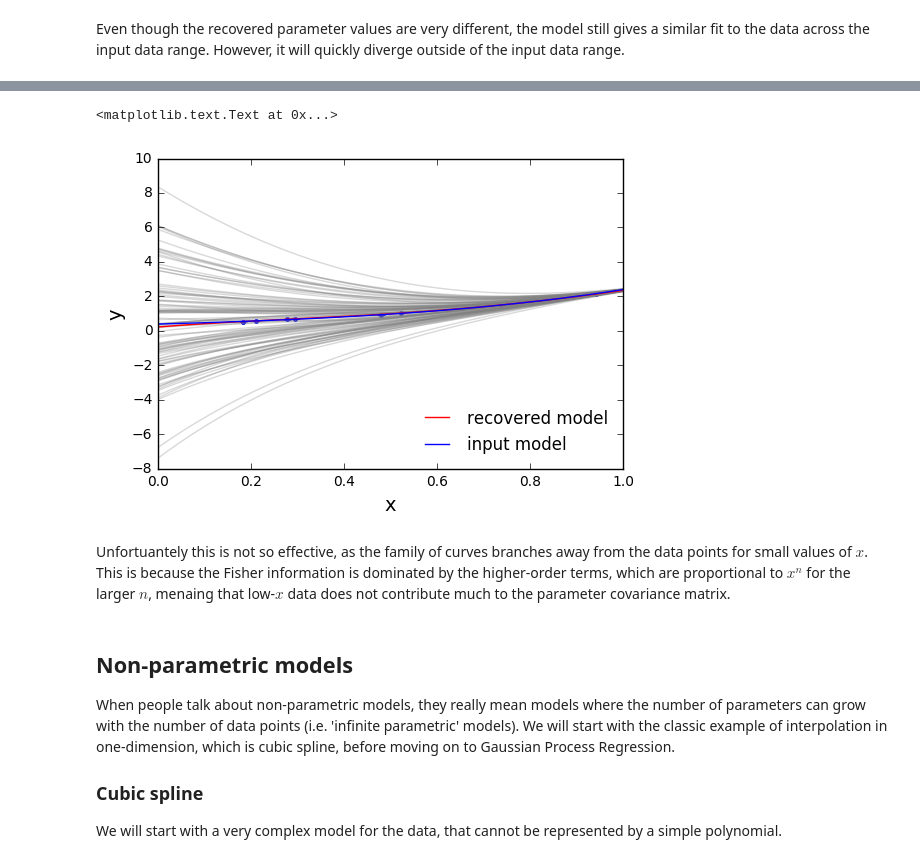
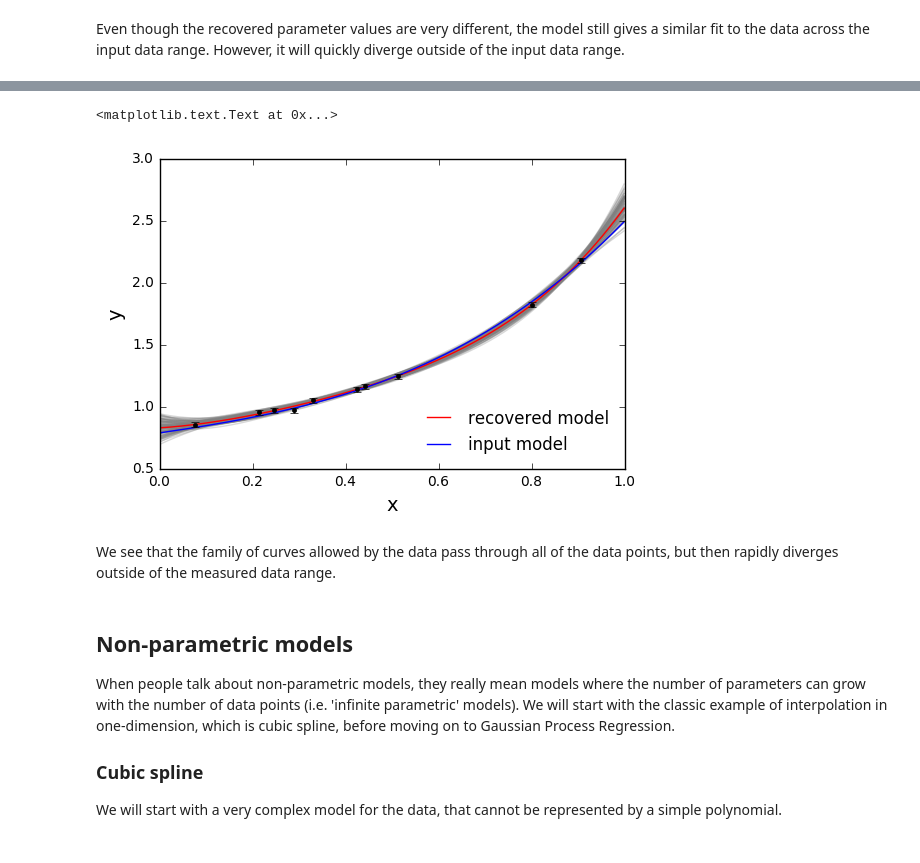
Before and after one commit to dparkins/ANITA-Gaussian-Process-Lecture, a Jupyter notebook: ANITA-GPR.ipynb, the cells around one changed output, grey strips where cells are left out. Saved outputs shown, nothing was run; the diff lists cells and outputs as text; code cells hidden in the pictures.

Commit message:
Updated polynomial covariance matrix section

```diff
--- a/ANITA-GPR.ipynb
+++ b/ANITA-GPR.ipynb
@@ -71,6 +75,6 @@ Now we can do ordinary linear least squares fitting to recover the best fit para
 # %%
 A = np.vstack([x_data, np.ones(len(x_data))]).T
-w = np.linalg.lstsq(A,y_data)[0]
+w, resid, n, s = np.linalg.lstsq(A,y_data)
 # %% [markdown]
 How to they compare?
 # %%
@@ -243,5 +266,5 @@ If we know the order of the polynomial, we can use [polyfit](https://docs.scipy.
 # %%
-z_poly = np.polyfit(x_poly, y_poly, 4)
+z_poly, c_poly = np.polyfit(x_poly, y_poly, 4, cov=True)
 # %% [markdown]
 How do the coefficients compare?
 # %%
@@ -284,3 +306,0 @@ We can also apply the error propagation machinery we developed in the linear mod
-# %%
-c_poly = covariance(5,x_poly,y_poly_sigma)
-print c_poly
@@ -298,27 +320,28 @@ print c_poly
 # %%
 # make sure figures appear inline in Ipython Notebook
 %matplotlib inline
 ax=plt.subplot(1,1,1)
 lab_fontsize = 14
-h0 = plt.errorbar(x_poly,y_poly,yerr=y_poly_sigma,linestyle='None',marker='.')
+
 for i in range(0,100):
     new_poly = np.random.multivariate_normal(z_poly,c_poly)
     p_func = np.poly1d(new_poly)
     h_new = plt.plot(x_out_poly,p_func(x_out),color='#808080',alpha=0.3)
 
 h1 = plt.plot(x_out_poly,y_out_poly,'-r',label='recovered model')
 h2 = plt.plot(x_out_poly,y_out_poly_true,'-b',label='input model')
+h0 = plt.errorbar(x_poly,y_poly,yerr=y_poly_sigma,linestyle='None',marker='.',color='k')
 handles, labels = ax.get_legend_handles_labels()
 plt.legend(handles=handles,frameon=False,loc=4)
 plt.xlim([0,1.])
 
 plt.xlabel('x',fontsize=lab_fontsize)
 plt.ylabel('y',fontsize=lab_fontsize)
 # %% [output]
 <matplotlib.text.Text at 0x...>
-[figure, old version]
+[figure, new version]
-# %% [markdown]
-Unfortuantely this is not so effective, as the family of curves branches away from the data points for small values of $x$. This is because the Fisher information is dominated by the higher-order terms, which are proportional to $x^n$ for the larger $n$, menaing that low-$x$ data does not contribute much to the parameter covariance matrix.
+# %% [markdown]
+We see that the family of curves allowed by the data pass through all of the data points, but then rapidly diverges outside of the measured data range.
 # %% [markdown]
 ## Non-parametric models
 
```
Also changed, not shown: parts of 30 cells of this notebook.
